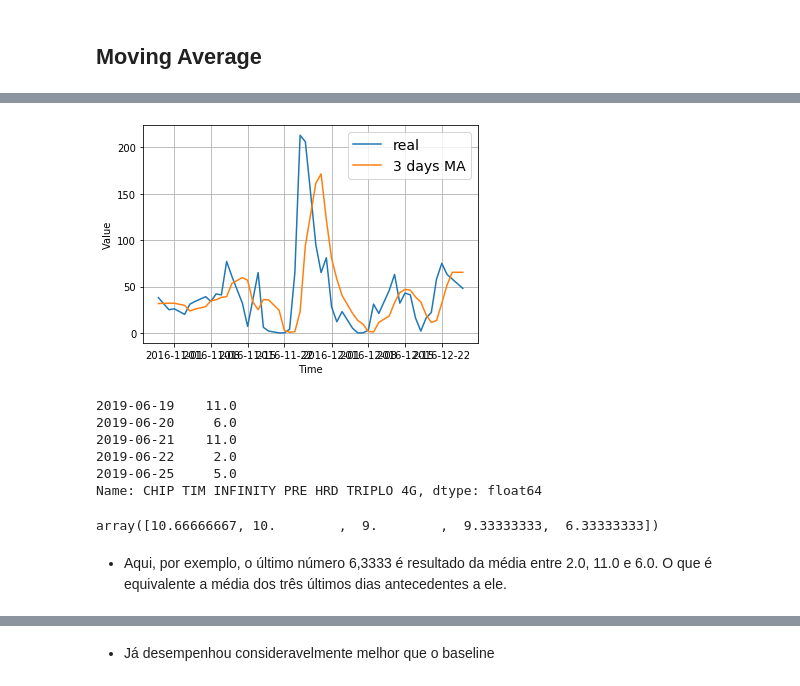
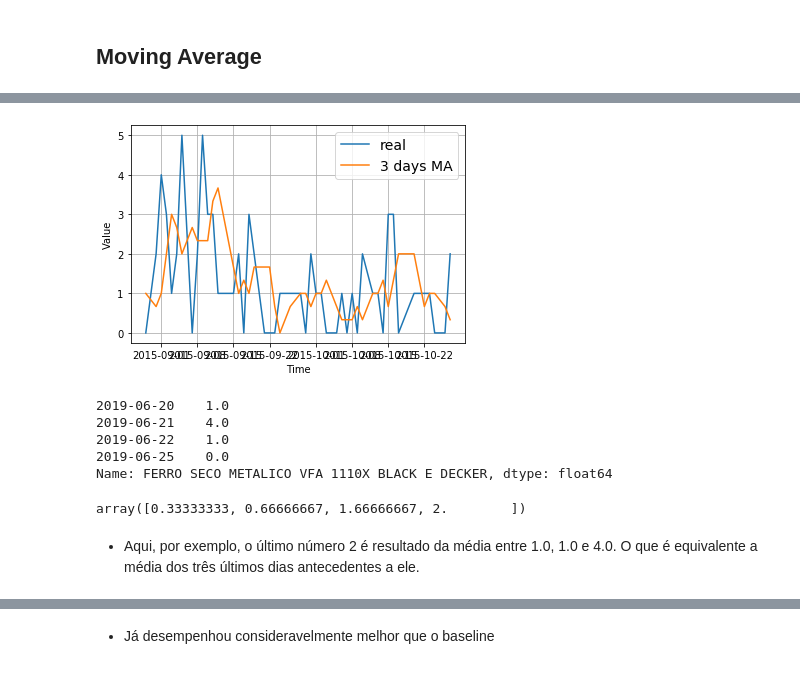
Before and after one commit to ItamarRocha/Machine-Learning-and-Data-Analysis, a Jupyter notebook: Armazem/exploring.ipynb, the cells around one changed output, grey strips where cells are left out. Cells and saved outputs as stored; diff of their text form; code cells hidden in the pictures.

```diff
--- a/Armazem/exploring.ipynb
+++ b/Armazem/exploring.ipynb
@@ -140,0 +126,2 @@ frequent = df
+# %%
+frequent_products = ((frequent != 0).sum() / frequent.shape[0]).sort_values(ascending = False)[:50]
@@ -140,0 +148,2 @@ frequent = df
+# %%
+frequent = frequent[frequent_products.keys()]
@@ -309,0 +196,2 @@ Name: CHIP TIM INFINITY PRE HRD TRIPLO 4G, Length: 1094, dtype: float64
+# %%
+data = frequent["FERRO SECO METALICO VFA 1110X BLACK E DECKER"]
@@ -403,3 +265,4 @@ def moving_average(series, window_size):
 # %%
-mov_avg_3_tim = moving_average(checkpoint_tim, 3)
-## 3 days moving average, the one day moving average is the same as the naive forecast
+window_size = 3
+mov_avg = moving_average(data, window_size)
+## "window_size" days moving average, the one day moving average is the same as the naive forecast
@@ -411,23 +274,22 @@ plot_series(checkpoint_tim[3:].index, mov_avg_3_tim)
 # %%
 # zoom
-plot_series(checkpoint_tim[3:].index, checkpoint_tim[3:], start=250, end=300, label="real")
-plot_series(checkpoint_tim[3:].index, mov_avg_3_tim, start=250, end=300, label="3 days MA")
+plot_series(data[window_size:].index, data[window_size:], start=200, end=250, label="real")
+plot_series(data[window_size:].index, mov_avg, start=200, end=250, label=f"{window_size} days MA")
 plt.show()
 # %% [output]
-[figure, old version]
+[figure, new version]
-# %%
-checkpoint_tim[-5:]
-# %% [output]
-2019-06-19    11.0
-2019-06-20     6.0
-2019-06-21    11.0
-2019-06-22     2.0
-2019-06-25     5.0
-Name: CHIP TIM INFINITY PRE HRD TRIPLO 4G, dtype: float64
-# %%
-mov_avg_3_tim[-5:]
-# %% [output]
-array([10.66666667, 10.        ,  9.        ,  9.33333333,  6.33333333])
+# %%
+data[-window_size - 1:]
+# %% [output]
+2019-06-20    1.0
+2019-06-21    4.0
+2019-06-22    1.0
+2019-06-25    0.0
+Name: FERRO SECO METALICO VFA 1110X BLACK E DECKER, dtype: float64
+# %%
+mov_avg[-window_size - 1:]
+# %% [output]
+array([0.33333333, 0.66666667, 1.66666667, 2.        ])
 # %% [markdown]
-* Aqui, por exemplo, o último número 6,3333 é resultado da média entre 2.0, 11.0 e 6.0. O que é equivalente a média dos três últimos dias antecedentes a ele.
+* Aqui, por exemplo, o último número 2 é resultado da média entre 1.0, 1.0 e 4.0. O que é equivalente a média dos três últimos dias antecedentes a ele.
 # %%
```
Also changed, not shown: parts of 82 cells of this notebook.
